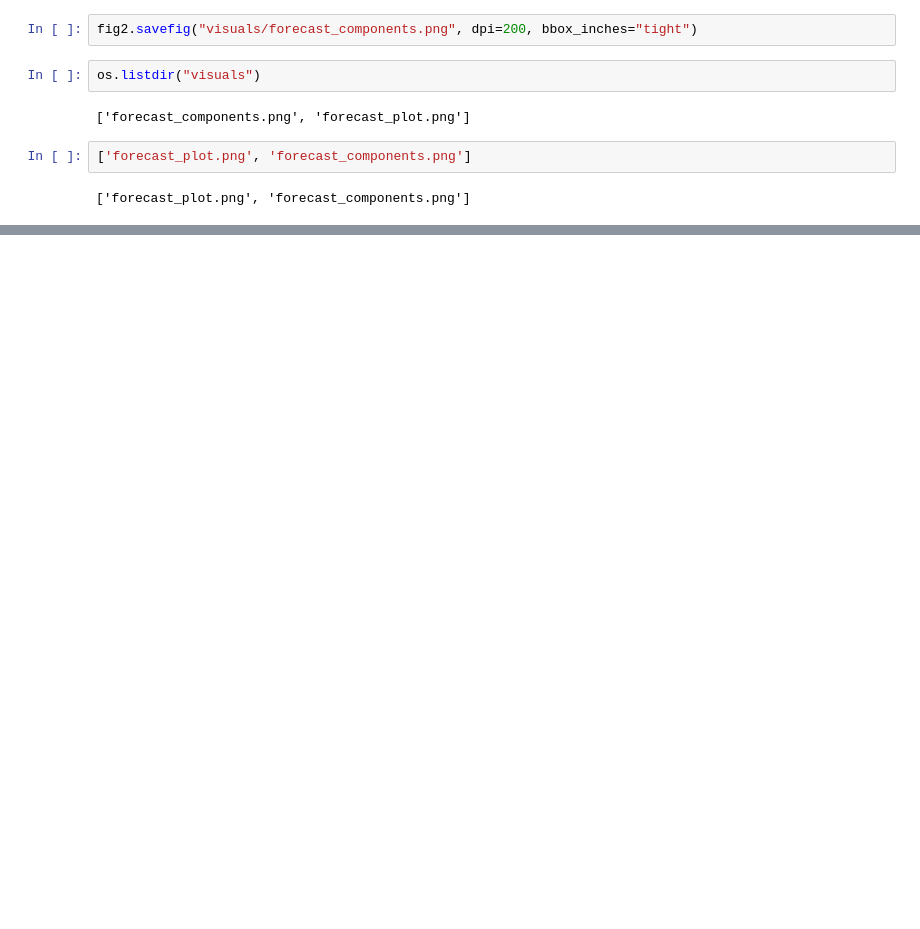
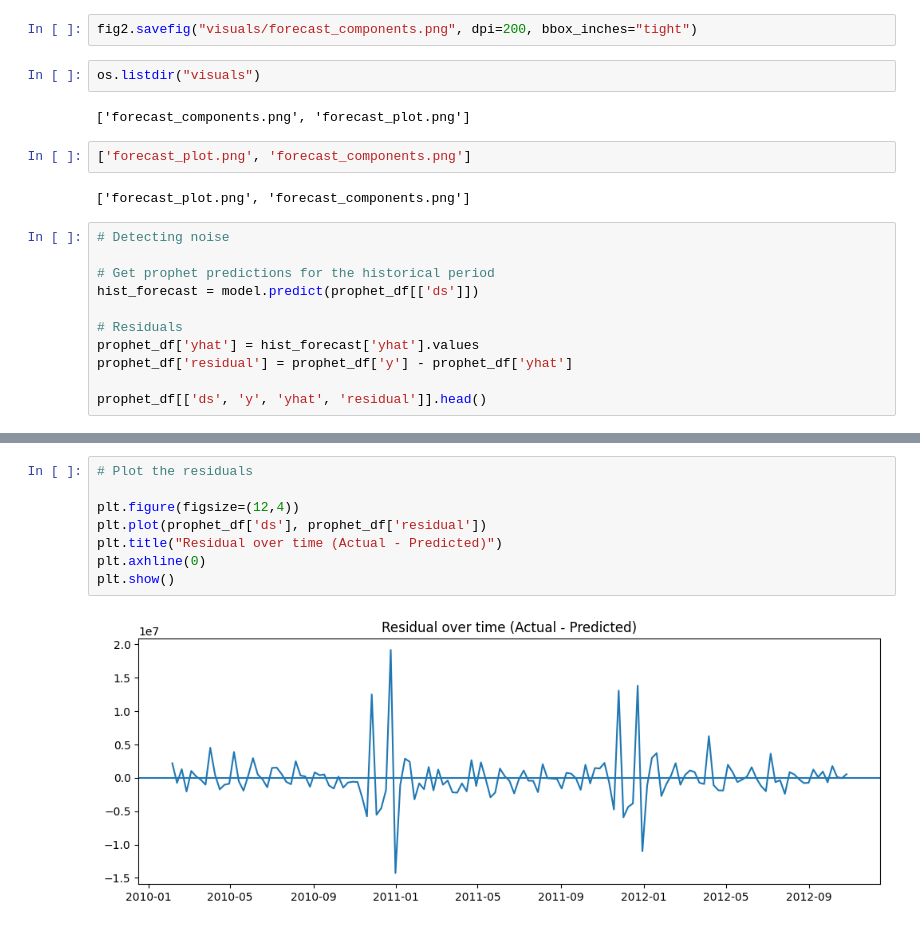
Before and after one commit to stoure-ds/retail-sales-forecasting, a Jupyter notebook: Walmart Store Sales Forecasting.ipynb, the cells around one changed output, grey strips where cells are left out. Saved outputs shown, nothing was run; the diff lists cells and outputs as text; blank space fills up the shorter version.

Commit message:
Retail forecasting project

```diff
--- a/Walmart Store Sales Forecasting.ipynb
+++ b/Walmart Store Sales Forecasting.ipynb
@@ -197,3 +199,14 @@ os.listdir("visuals")
 ['forecast_plot.png', 'forecast_components.png']
 # %% [output]
 ['forecast_plot.png', 'forecast_components.png']
+# %%
+# Detecting noise
+
+# Get prophet predictions for the historical period
+hist_forecast = model.predict(prophet_df[['ds']])
+
+# Residuals
+prophet_df['yhat'] = hist_forecast['yhat'].values
+prophet_df['residual'] = prophet_df['y'] - prophet_df['yhat']
+
+prophet_df[['ds', 'y', 'yhat', 'residual']].head()
@@ -199,0 +220,10 @@ os.listdir("visuals")
+# %%
+# Plot the residuals
+
+plt.figure(figsize=(12,4))
+plt.plot(prophet_df['ds'], prophet_df['residual'])
+plt.title("Residual over time (Actual - Predicted)")
+plt.axhline(0)
+plt.show()
+# %% [output]
+[figure, added]
```
Also changed, not shown: parts of 14 cells of this notebook.
